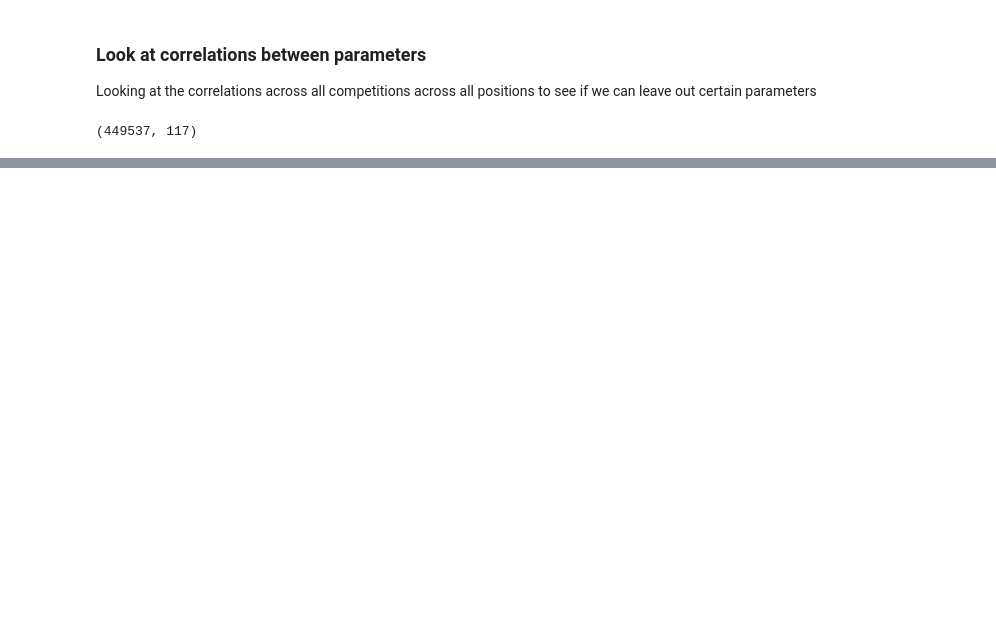
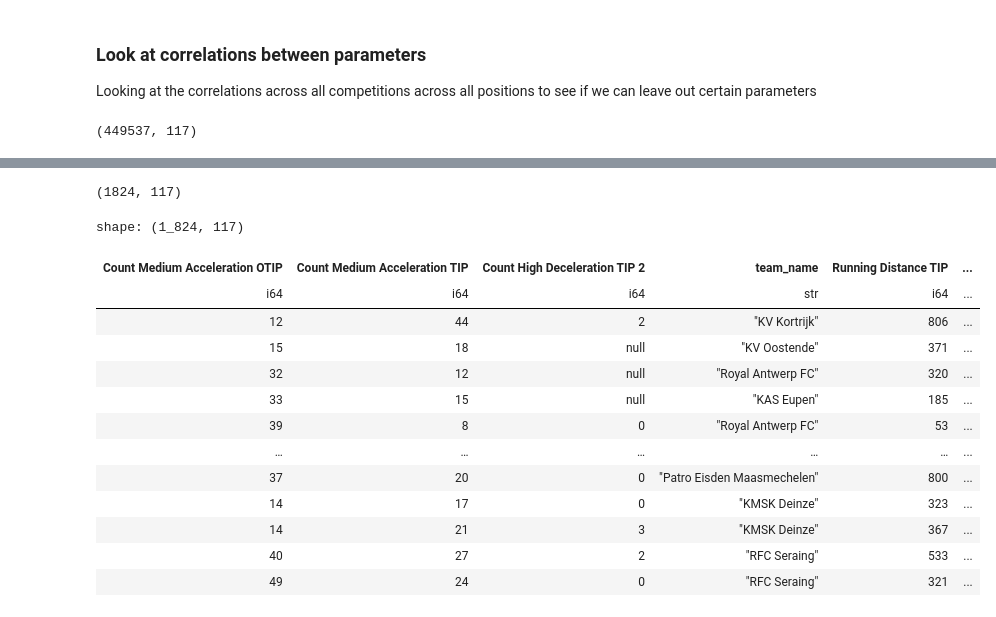
Before and after one commit to ihosten/internship_club_brugge, a Jupyter notebook: start_project/exploratory_analysis.ipynb, the cells around one changed output, grey strips where cells are left out. Saved outputs shown, nothing was run; the diff lists cells and outputs as text; code cells hidden in the pictures; blank space fills up the shorter version.

Commit message:
exploratory data analysis and filtering data, together with first steps towards formation f an overacrching file that can be used for further analysis

```diff
--- a/start_project/exploratory_analysis.ipynb
+++ b/start_project/exploratory_analysis.ipynb
@@ -140,0 +151,3 @@ pyg.walk(position_test_df)
+# %%
+pl.Config.set_tbl_cols(150)
+corr_df.describe()
@@ -140,0 +194,22 @@ pyg.walk(position_test_df)
+# %%
+corr_df_missing = (corr_df.filter(pl.any_horizontal(pl.all().is_null())))
+corr_df_missing.shape
+# %% [output]
+(1824, 117)
+# %%
+corr_df_missing
+# %% [output]
+shape: (1_824, 117)
+| Count Medium Acceleration OTIP | Count Medium Acceleration TIP | Count High Deceleration TIP 2 | team_name | Running Distance TIP | ... |
+| i64 | i64 | i64 | str | i64 | ... |
+| 12 | 44 | 2 | "KV Kortrijk" | 806 | ... |
+| 15 | 18 | null | "KV Oostende" | 371 | ... |
+| 32 | 12 | null | "Royal Antwerp FC" | 320 | ... |
+| 33 | 15 | null | "KAS Eupen" | 185 | ... |
+| 39 | 8 | 0 | "Royal Antwerp FC" | 53 | ... |
+| … | … | … | … | … | ... |
+| 37 | 20 | 0 | "Patro Eisden Maasmechelen" | 800 | ... |
+| 14 | 17 | 0 | "KMSK Deinze" | 323 | ... |
+| 14 | 21 | 3 | "KMSK Deinze" | 367 | ... |
+| 40 | 27 | 2 | "RFC Seraing" | 533 | ... |
+| 49 | 24 | 0 | "RFC Seraing" | 321 | ... |
```
Also changed, not shown: parts of 38 cells of this notebook.
